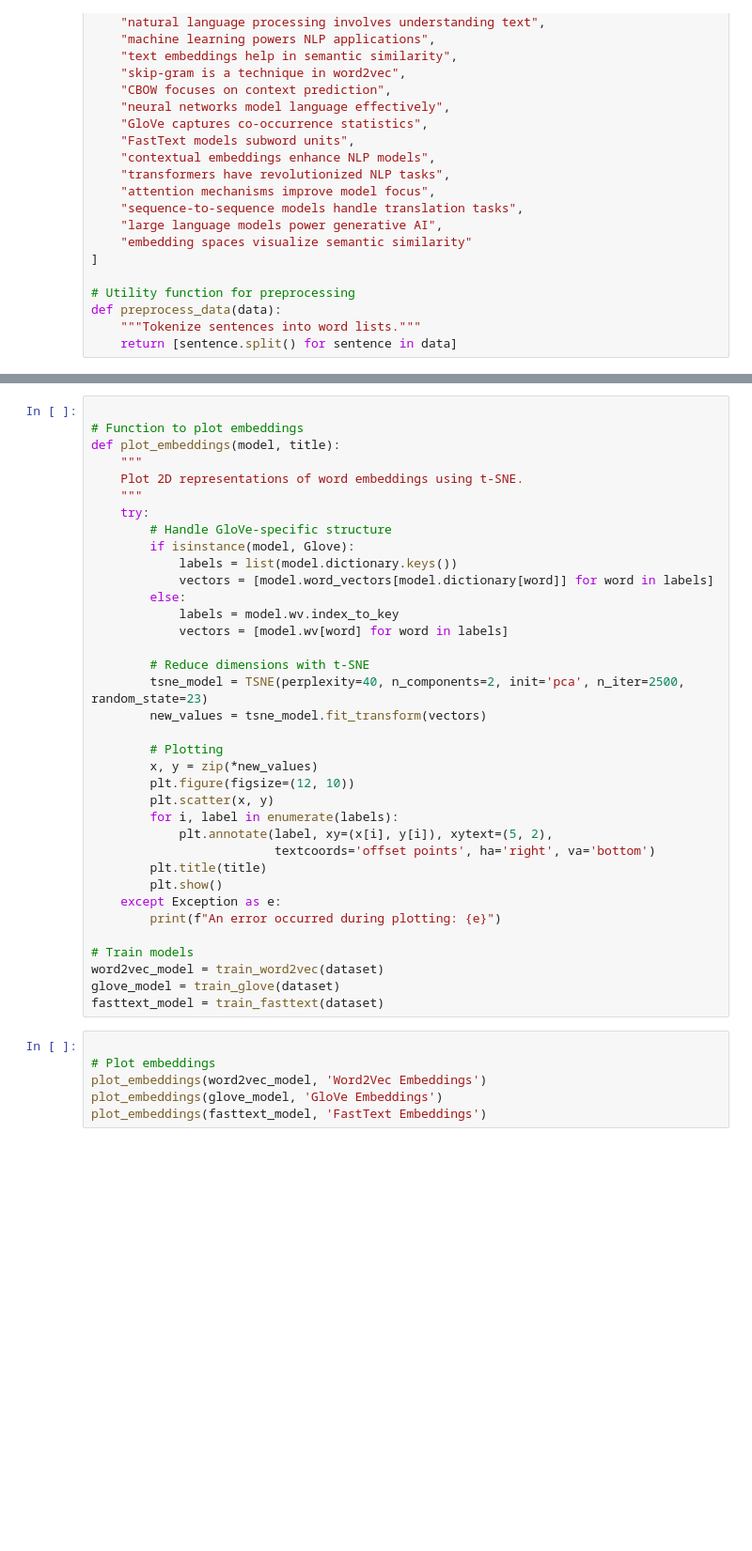
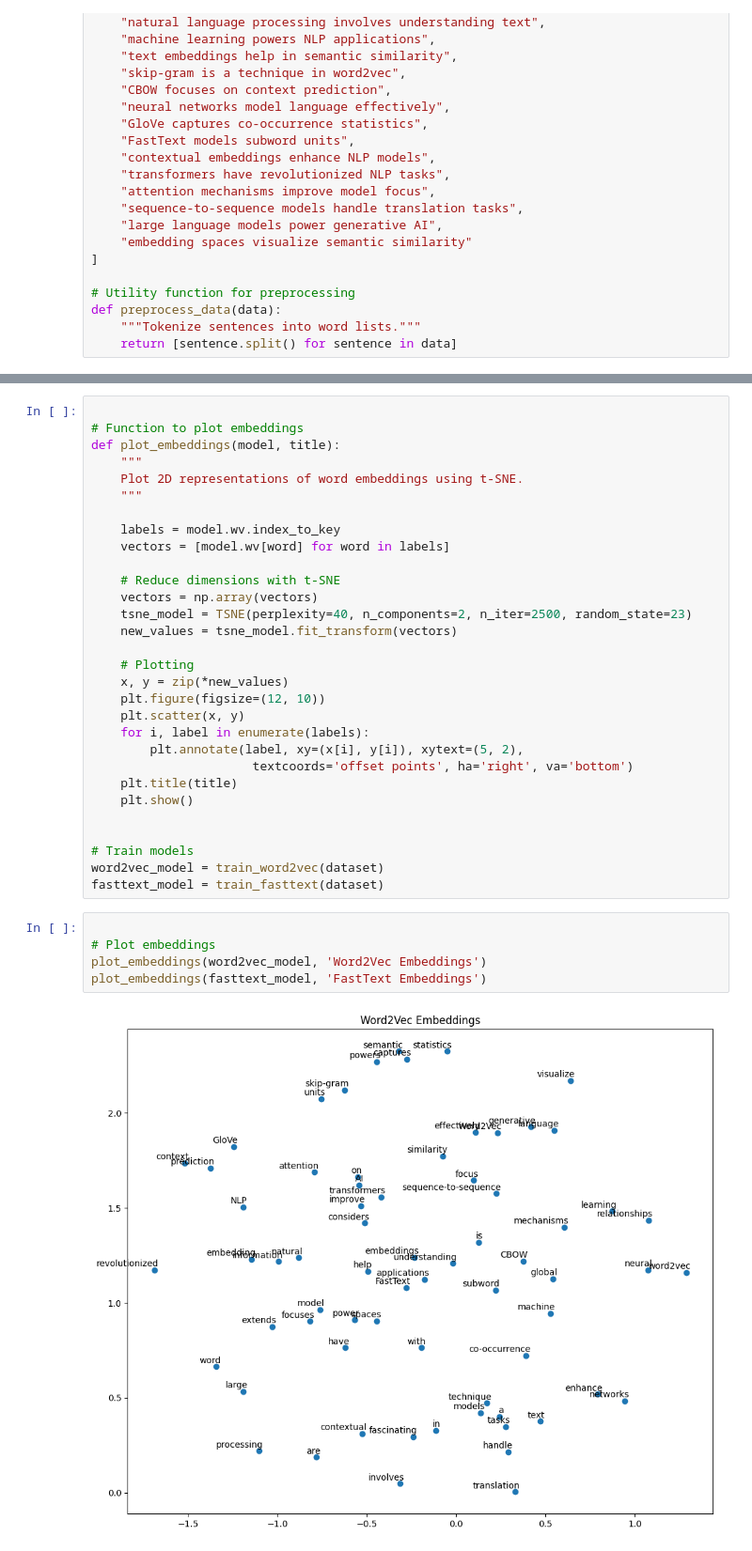
Before and after one commit to Chamiln17/SOAI-Fundumentals-Of-NLP-Workshop, a Jupyter notebook: embeddings.ipynb, the cells around one changed output, grey strips where cells are left out. Shown at 94% size. Saved outputs shown, nothing was run; the diff lists cells and outputs as text; blank space fills up the shorter version.

Commit message:
removed glove

```diff
--- a/embeddings.ipynb
+++ b/embeddings.ipynb
@@ -64,38 +73,33 @@ def plot_embeddings(model, title):
     """
     Plot 2D representations of word embeddings using t-SNE.
     """
-    try:
-        # Handle GloVe-specific structure
-        if isinstance(model, Glove):
-            labels = list(model.dictionary.keys())
-            vectors = [model.word_vectors[model.dictionary[word]] for word in labels]
-        else:
-            labels = model.wv.index_to_key
-            vectors = [model.wv[word] for word in labels]
 
-        # Reduce dimensions with t-SNE
-        tsne_model = TSNE(perplexity=40, n_components=2, init='pca', n_iter=2500, random_state=23)
-        new_values = tsne_model.fit_transform(vectors)
+    labels = model.wv.index_to_key
+    vectors = [model.wv[word] for word in labels]
 
-        # Plotting
-        x, y = zip(*new_values)
-        plt.figure(figsize=(12, 10))
-        plt.scatter(x, y)
-        for i, label in enumerate(labels):
-            plt.annotate(label, xy=(x[i], y[i]), xytext=(5, 2),
-                         textcoords='offset points', ha='right', va='bottom')
-        plt.title(title)
-        plt.show()
-    except Exception as e:
-        print(f"An error occurred during plotting: {e}")
+    # Reduce dimensions with t-SNE
+    vectors = np.array(vectors)
+    tsne_model = TSNE(perplexity=40, n_components=2, n_iter=2500, random_state=23)
+    new_values = tsne_model.fit_transform(vectors)
+
+    # Plotting
+    x, y = zip(*new_values)
+    plt.figure(figsize=(12, 10))
+    plt.scatter(x, y)
+    for i, label in enumerate(labels):
+        plt.annotate(label, xy=(x[i], y[i]), xytext=(5, 2),
+                      textcoords='offset points', ha='right', va='bottom')
+    plt.title(title)
+    plt.show()
+
 
 # Train models
 word2vec_model = train_word2vec(dataset)
-glove_model = train_glove(dataset)
 fasttext_model = train_fasttext(dataset)
 # %%
 
 # Plot embeddings
 plot_embeddings(word2vec_model, 'Word2Vec Embeddings')
-plot_embeddings(glove_model, 'GloVe Embeddings')
 plot_embeddings(fasttext_model, 'FastText Embeddings')
+# %% [output]
+[figure, added]
```
Also changed, not shown: parts of 4 cells of this notebook.
